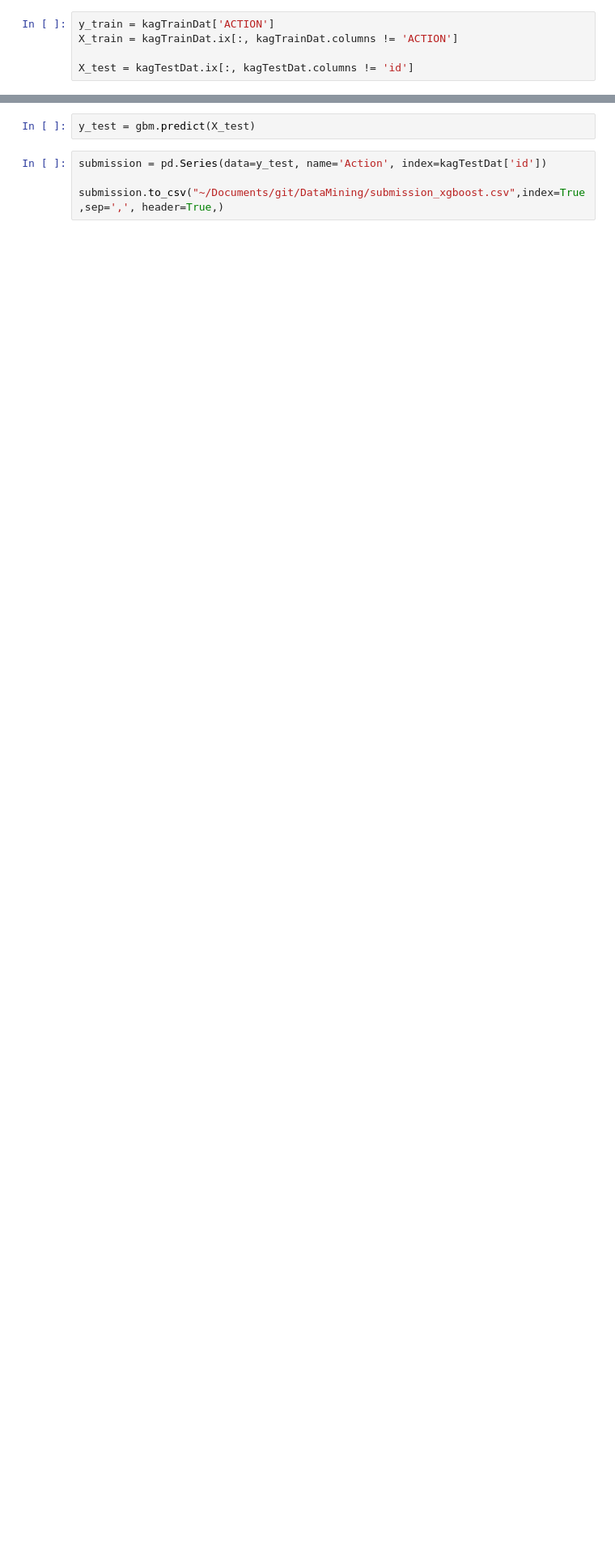
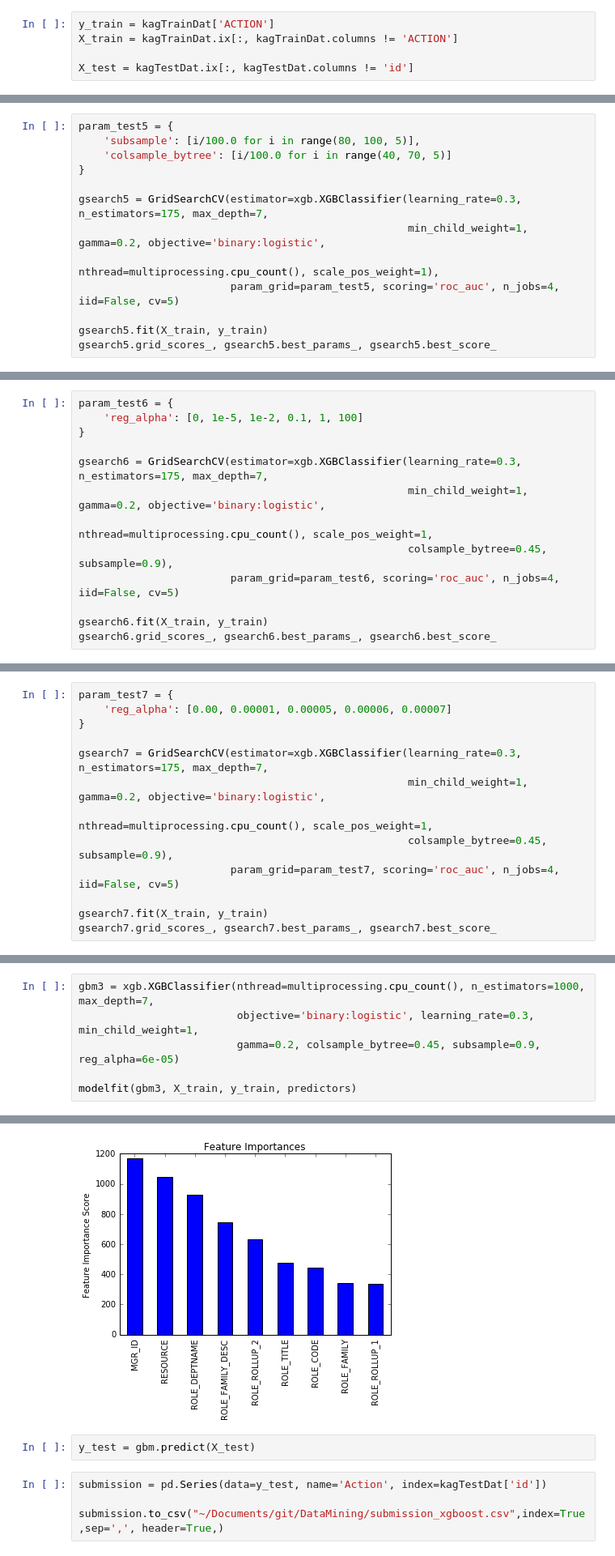
Before and after one commit to grw300/DataMining, a Jupyter notebook: XGBoost on Amazon Employee Access Challenge.ipynb, the cells around one changed output, grey strips where cells are left out. Shown at 81% size. Saved outputs shown, nothing was run; the diff lists cells and outputs as text; blank space fills up the shorter version.

```diff
--- a/XGBoost on Amazon Employee Access Challenge.ipynb
+++ b/XGBoost on Amazon Employee Access Challenge.ipynb
@@ -92,0 +202,13 @@ gbm.fit(X_train, y_train)
+# %%
+param_test5 = {
+    'subsample': [i/100.0 for i in range(80, 100, 5)],
+    'colsample_bytree': [i/100.0 for i in range(40, 70, 5)]
+}
+
+gsearch5 = GridSearchCV(estimator=xgb.XGBClassifier(learning_rate=0.3, n_estimators=175, max_depth=7,
+                                                    min_child_weight=1, gamma=0.2, objective='binary:logistic',
+                                                    nthread=multiprocessing.cpu_count(), scale_pos_weight=1),
+                        param_grid=param_test5, scoring='roc_auc', n_jobs=4, iid=False, cv=5)
+
+gsearch5.fit(X_train, y_train)
+gsearch5.grid_scores_, gsearch5.best_params_, gsearch5.best_score_
@@ -92,0 +233,13 @@ gbm.fit(X_train, y_train)
+# %%
+param_test6 = {
+    'reg_alpha': [0, 1e-5, 1e-2, 0.1, 1, 100]
+}
+
+gsearch6 = GridSearchCV(estimator=xgb.XGBClassifier(learning_rate=0.3, n_estimators=175, max_depth=7,
+                                                    min_child_weight=1, gamma=0.2, objective='binary:logistic',
+                                                    nthread=multiprocessing.cpu_count(), scale_pos_weight=1,
+                                                    colsample_bytree=0.45, subsample=0.9),
+                        param_grid=param_test6, scoring='roc_auc', n_jobs=4, iid=False, cv=5)
+
+gsearch6.fit(X_train, y_train)
+gsearch6.grid_scores_, gsearch6.best_params_, gsearch6.best_score_
@@ -92,0 +255,13 @@ gbm.fit(X_train, y_train)
+# %%
+param_test7 = {
+    'reg_alpha': [0.00, 0.00001, 0.00005, 0.00006, 0.00007]
+}
+
+gsearch7 = GridSearchCV(estimator=xgb.XGBClassifier(learning_rate=0.3, n_estimators=175, max_depth=7,
+                                                    min_child_weight=1, gamma=0.2, objective='binary:logistic',
+                                                    nthread=multiprocessing.cpu_count(), scale_pos_weight=1,
+                                                    colsample_bytree=0.45, subsample=0.9),
+                        param_grid=param_test7, scoring='roc_auc', n_jobs=4, iid=False, cv=5)
+
+gsearch7.fit(X_train, y_train)
+gsearch7.grid_scores_, gsearch7.best_params_, gsearch7.best_score_
@@ -92,0 +276,7 @@ gbm.fit(X_train, y_train)
+# %%
+gbm3 = xgb.XGBClassifier(nthread=multiprocessing.cpu_count(), n_estimators=1000,  max_depth=7,
+                         objective='binary:logistic', learning_rate=0.3, min_child_weight=1,
+                         gamma=0.2, colsample_bytree=0.45, subsample=0.9, reg_alpha=6e-05)
+
+modelfit(gbm3, X_train, y_train, predictors)
+# %% [output]
@@ -93,3 +290,4 @@ gbm.fit(X_train, y_train)
+[figure, added]
 # %%
 y_test = gbm.predict(X_test)
 # %%
```
Also changed, not shown: parts of 13 cells of this notebook, 1 other file.
